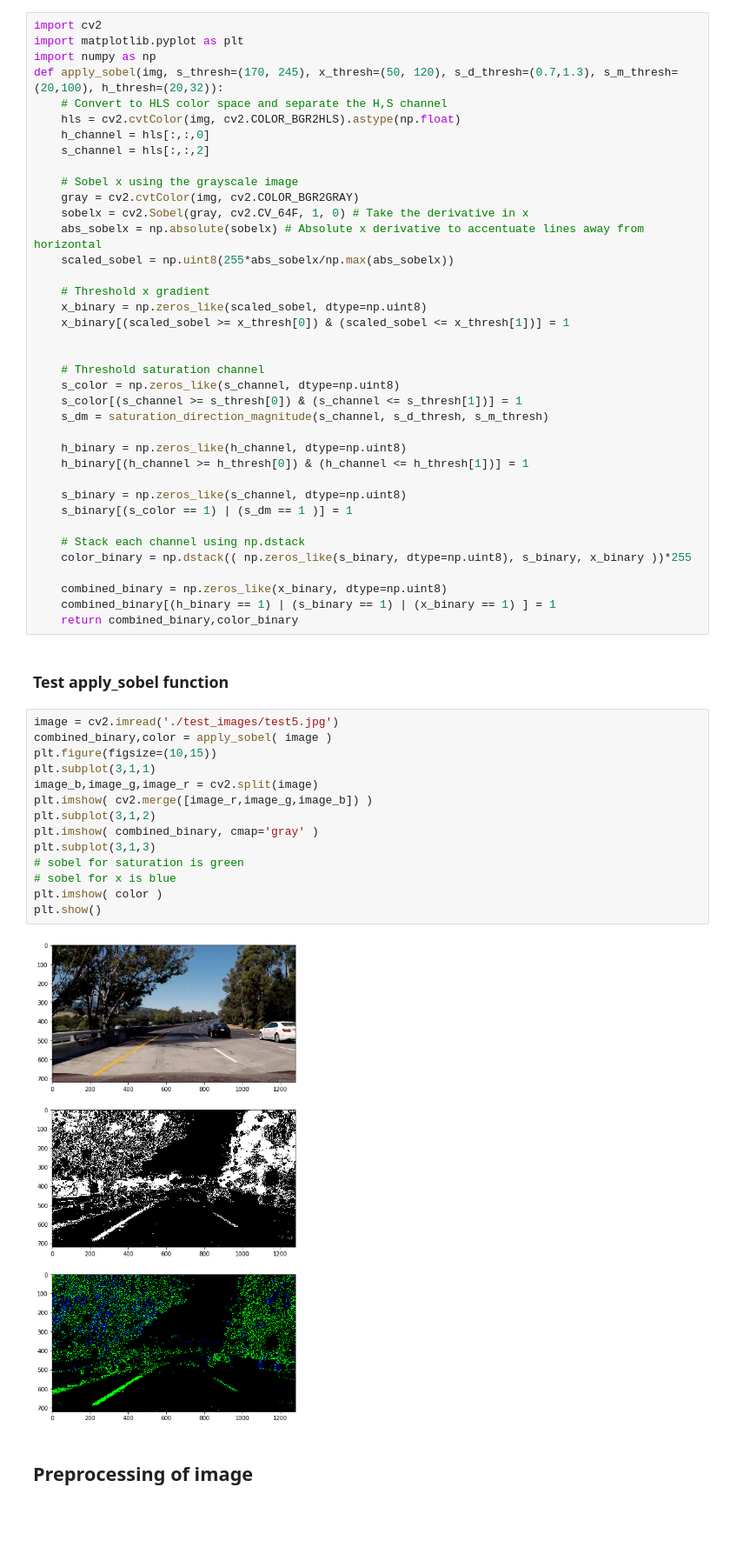
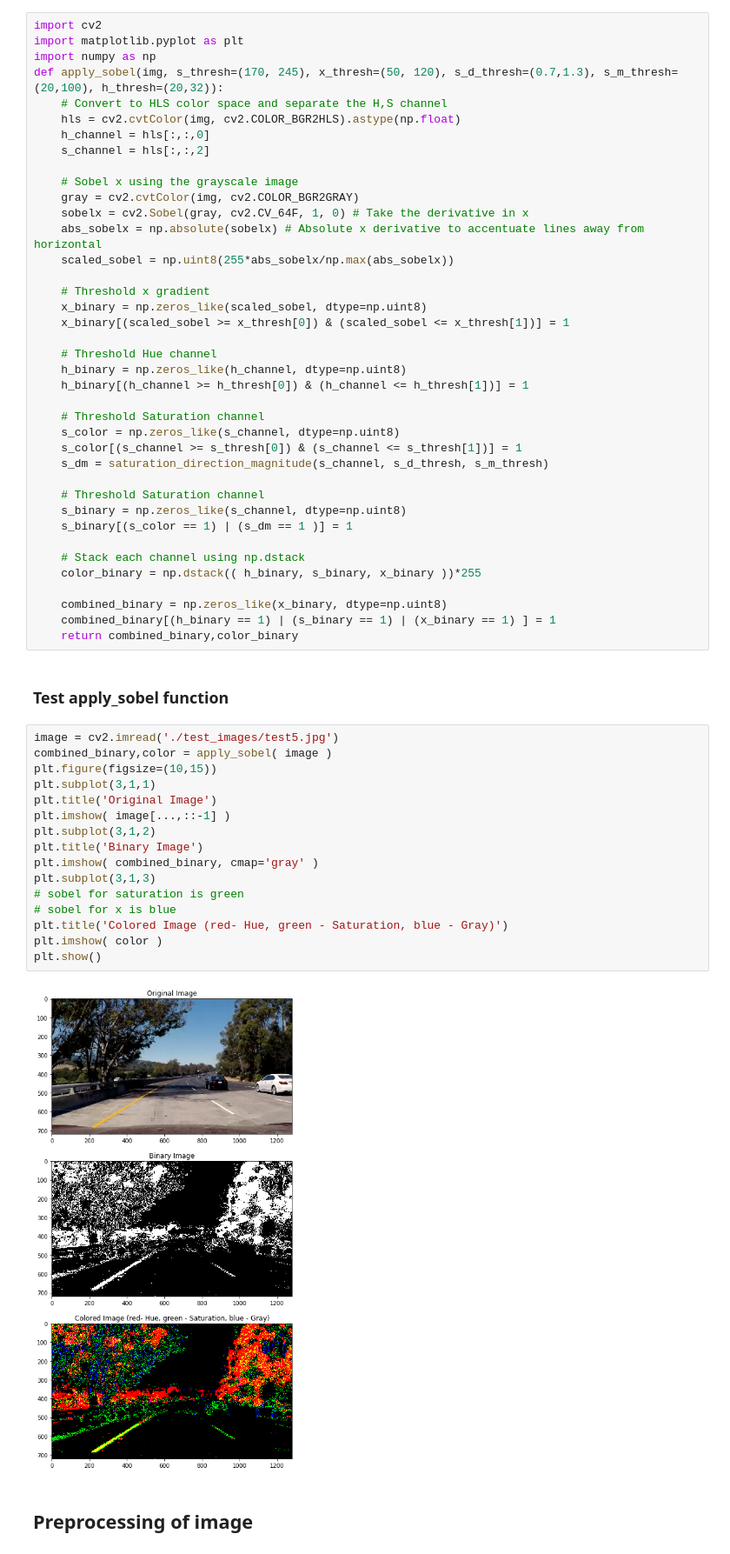
Before and after one commit to rekon/CarND-Finding_Lane_Lines_advanced, a Jupyter notebook: code1.ipynb, the cells around one changed output. Shown at 87% size. Cells and saved outputs as stored; diff of their text form; blank space fills up the shorter version.

```diff
--- a/code1.ipynb
+++ b/code1.ipynb
@@ -168,20 +183,21 @@ def apply_sobel(img, s_thresh=(170, 245), x_thresh=(50, 120), s_d_thresh=(0.7,1.
     x_binary = np.zeros_like(scaled_sobel, dtype=np.uint8)
     x_binary[(scaled_sobel >= x_thresh[0]) & (scaled_sobel <= x_thresh[1])] = 1
 
+    # Threshold Hue channel
+    h_binary = np.zeros_like(h_channel, dtype=np.uint8)
+    h_binary[(h_channel >= h_thresh[0]) & (h_channel <= h_thresh[1])] = 1
 
-    # Threshold saturation channel
+    # Threshold Saturation channel
     s_color = np.zeros_like(s_channel, dtype=np.uint8)
     s_color[(s_channel >= s_thresh[0]) & (s_channel <= s_thresh[1])] = 1
     s_dm = saturation_direction_magnitude(s_channel, s_d_thresh, s_m_thresh)
 
-    h_binary = np.zeros_like(h_channel, dtype=np.uint8)
-    h_binary[(h_channel >= h_thresh[0]) & (h_channel <= h_thresh[1])] = 1
-
+    # Threshold Saturation channel
     s_binary = np.zeros_like(s_channel, dtype=np.uint8)
     s_binary[(s_color == 1) | (s_dm == 1 )] = 1
 
     # Stack each channel using np.dstack
-    color_binary = np.dstack(( np.zeros_like(s_binary, dtype=np.uint8), s_binary, x_binary ))*255
+    color_binary = np.dstack(( h_binary, s_binary, x_binary ))*255
 
     combined_binary = np.zeros_like(x_binary, dtype=np.uint8)
     combined_binary[(h_binary == 1) | (s_binary == 1) | (x_binary == 1) ] = 1
@@ -191,18 +207,20 @@ def apply_sobel(img, s_thresh=(170, 245), x_thresh=(50, 120), s_d_thresh=(0.7,1.
 # %%
 image = cv2.imread('./test_images/test5.jpg')
 combined_binary,color = apply_sobel( image )
 plt.figure(figsize=(10,15))
 plt.subplot(3,1,1)
-image_b,image_g,image_r = cv2.split(image)
-plt.imshow( cv2.merge([image_r,image_g,image_b]) )
+plt.title('Original Image')
+plt.imshow( image[...,::-1] )
 plt.subplot(3,1,2)
+plt.title('Binary Image')
 plt.imshow( combined_binary, cmap='gray' )
 plt.subplot(3,1,3)
 # sobel for saturation is green
 # sobel for x is blue
+plt.title('Colored Image (red- Hue, green - Saturation, blue - Gray)')
 plt.imshow( color )
 plt.show()
 # %% [output]
-[figure, old version]
+[figure, new version]
 # %% [markdown]
 ## Preprocessing of image
```
Also changed, not shown: parts of 46 cells of this notebook.
